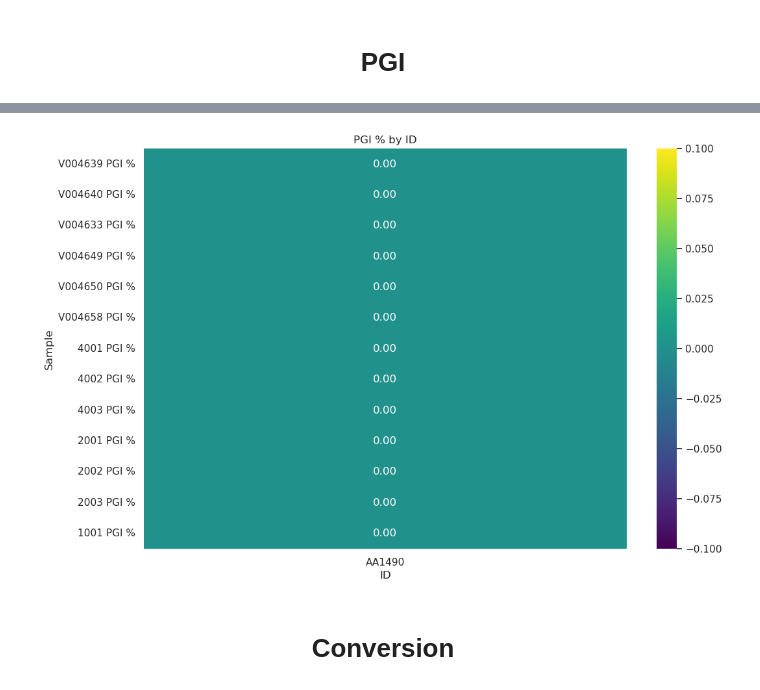
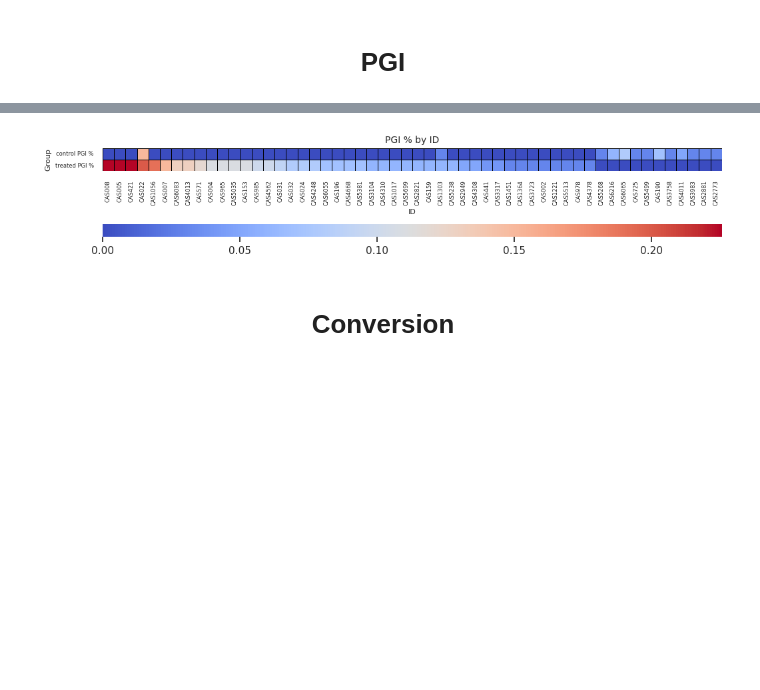
Before and after one commit to jessie-wangjie/tbREVEAL, a Jupyter notebook: bin/report_generation.ipynb, the cells around one changed output, grey strips where cells are left out. Saved outputs shown, nothing was run; the diff lists cells and outputs as text; code cells hidden in the pictures; blank space fills up the shorter version.

```diff
--- a/bin/report_generation.ipynb
+++ b/bin/report_generation.ipynb
@@ -8,18 +8,20 @@ init_notebook_mode(all_interactive=True)
 [interactive output not drawn]
 [interactive output not drawn]
 # %%
-results_file = '/data/TMB103_analysis/work/74/e8c3fd36ad5dc60fa2253ab1aa80e7/TMB103_results.xlsx'
+results_file = '/data/CM_HC_TB000173a_20230605_analysis/work/af/c69a228c26c9a591b13b441d9b07f9/CM_HC_TB000173a_20230605_results.xlsx'
 # %%
-df = pd.read_excel(results_file, sheet_name='Results by Condition')
+results_df = pd.read_excel(results_file, sheet_name='Results by Condition')
+read_counts_df = pd.read_excel(results_file, sheet_name='Read counts')
+qc_summary_df = pd.read_excel(results_file, sheet_name='QC Summary')
 
 # Keeping only columns that contain the word 'Complete'
-partial_beacon_df = df[[col for col in df.columns if 'Target' in col or 'Total Beacon %' in col]].round(2)
+partial_beacon_df = results_df[[col for col in results_df.columns if 'Target' in col or 'Total Beacon %' in col or 'Partial Beacon Total' in col or 'WT Total' in col or 'AttL Total' in col or 'AttR Total' in col]].round(2)
 partial_beacon_df.columns = [i.split('_')[0] for i in partial_beacon_df.columns]
-complete_beacon_df = df[[col for col in df.columns if 'Target' in col or 'Complete Beacon %' in col]].round(2)
+complete_beacon_df = results_df[[col for col in results_df.columns if 'Target' in col or 'Complete Beacon %' in col or 'Complete Beacon Total' in col or 'WT Total' in col or 'AttL Total' in col or 'AttR Total' in col]].round(2)
 complete_beacon_df.columns = [i.split('_')[0] for i in complete_beacon_df.columns]
-beacon_fidelity_df = df[[col for col in df.columns if 'Target' in col or 'Fidelity' in col]].round(2)
+beacon_fidelity_df = results_df[[col for col in results_df.columns if 'Target' in col or 'Fidelity' in col or 'Partial Beacon Total' in col or 'Complete Beacon Total' in col]].round(2)
 beacon_fidelity_df.columns = [i.split('_')[0] for i in beacon_fidelity_df.columns]
-PGI_df = df[[col for col in df.columns if 'Target' in col or 'PGI %' in col]].round(2)
+PGI_df = results_df[[col for col in results_df.columns if 'Target' in col or 'PGI %' in col]].round(2)
 PGI_df.columns = [i.split('_')[0] for i in PGI_df.columns]
-conversion_df = df[[col for col in df.columns if 'Target' in col or 'Conversion %' in col]].round(2)
+conversion_df = results_df[[col for col in results_df.columns if 'Target' in col or 'Conversion %' in col]].round(2)
 conversion_df.columns = [i.split('_')[0] for i in conversion_df.columns]
@@ -108,20 +151,35 @@ plt.show()
 
 display(PGI_df)
 
+PGI_df = PGI_df.sort_values(by='treated PGI %',ascending=False)
+
+PGI_df = PGI_df[[col for col in PGI_df.columns if '%' in col or 'Target' in col]]
+
 # Set the context for the plot
 sns.set(context='notebook', style='whitegrid')
+
+plt.figure(figsize=(12, 8))  # Adjust the width as needed/
+
+PGI_df = PGI_df[~PGI_df.Target.str.contains('AA')]
+
+PGI_df = PGI_df[(PGI_df['treated PGI %'] > 0) | (PGI_df['control PGI %'] > 0)]
 
 # Transpose the dataframe to have targets on columns and beacon percentages on rows
 PGI_df_T = PGI_df.set_index('Target').T
 
 # Create the heatmap
-plt.figure(figsize=(12, 8))  # You can adjust the size to fit your needs
-heatmap = sns.heatmap(PGI_df_T, annot=True, fmt=".2f", cmap="viridis")
+heatmap = sns.heatmap(PGI_df_T, cmap="coolwarm", square=True, robust=True,
+                      cbar_kws={"orientation": "horizontal", "pad": 0.13, "aspect": 50},
+                      linewidths=0.7, linecolor='black',
+                      annot=False)
 
-# Add labels and a title if you wish
-plt.title('PGI % by ID')
-plt.xlabel('ID')
-plt.ylabel('Sample')
+# Add labels and a title with smaller font sizes
+plt.title('PGI % by ID', fontsize=10)  # Smaller title font
+plt.xlabel('ID', fontsize=8)           # Smaller x-axis label font
+plt.ylabel('Group', fontsize=8)       # Smaller y-axis label font
+
+plt.xticks(rotation=90, fontsize=6)    # Smaller x-axis tick font
+plt.yticks(fontsize=6)                 # Smaller y-axis tick font
 
 # Display the plot
 plt.show()
@@ -131,4 +189,4 @@ plt.show()
-[figure, old version]
+[figure, new version]
 # %% [markdown]
 ## <h1><center>Conversion</center></h1>
 # %%
```
Also changed, not shown: parts of 8 cells of this notebook, 6 other files.
